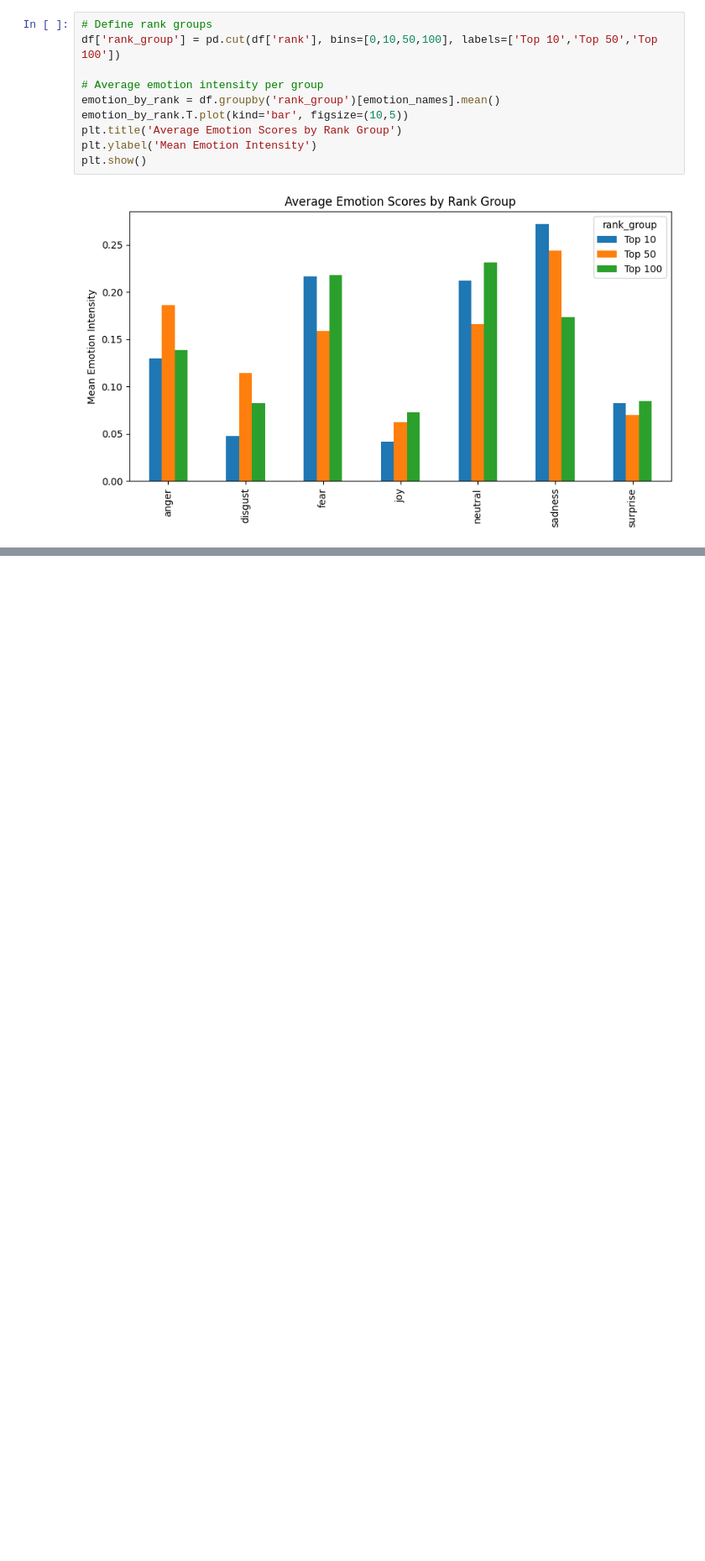
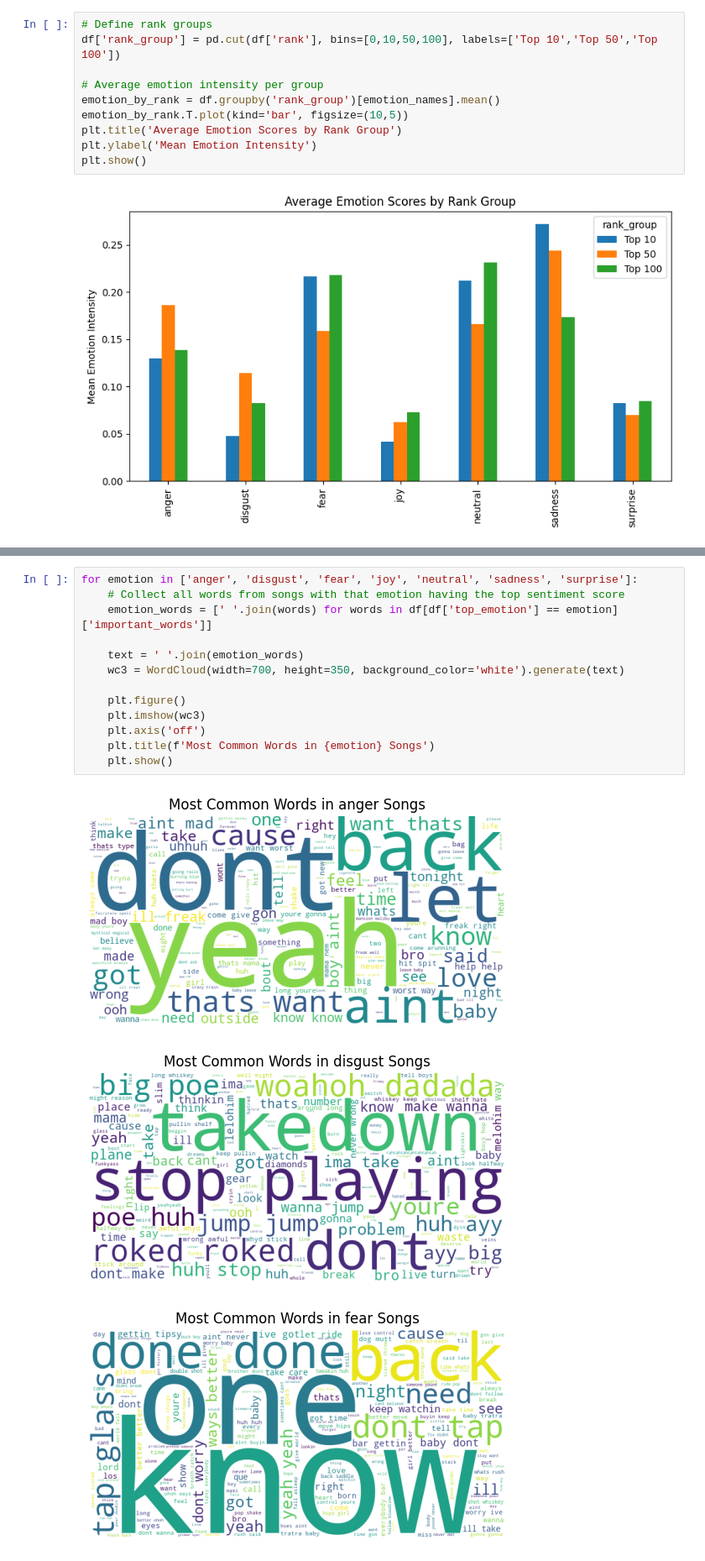
Before and after one commit to dumburger3/Lyric-Sentiment-Popularity, a Jupyter notebook: notebooks/2-data_clean_wrangle_EDA.ipynb, the cells around one changed output, grey strips where cells are left out. Shown at 84% size. Saved outputs shown, nothing was run; the diff lists cells and outputs as text; blank space fills up the shorter version.

```diff
--- a/notebooks/2-data_clean_wrangle_EDA.ipynb
+++ b/notebooks/2-data_clean_wrangle_EDA.ipynb
@@ -338,0 +418,17 @@ plt.show()
+# %%
+for emotion in ['anger', 'disgust', 'fear', 'joy', 'neutral', 'sadness', 'surprise']:
+    # Collect all words from songs with that emotion having the top sentiment score
+    emotion_words = [' '.join(words) for words in df[df['top_emotion'] == emotion]['important_words']]
+
+    text = ' '.join(emotion_words)
+    wc3 = WordCloud(width=700, height=350, background_color='white').generate(text)
+
+    plt.figure()
+    plt.imshow(wc3)
+    plt.axis('off')
+    plt.title(f'Most Common Words in {emotion} Songs')
+    plt.show()
+# %% [output]
+[figure, added]
+[figure, added]
+[figure, added]
```
Also changed, not shown: parts of 6 cells of this notebook.
